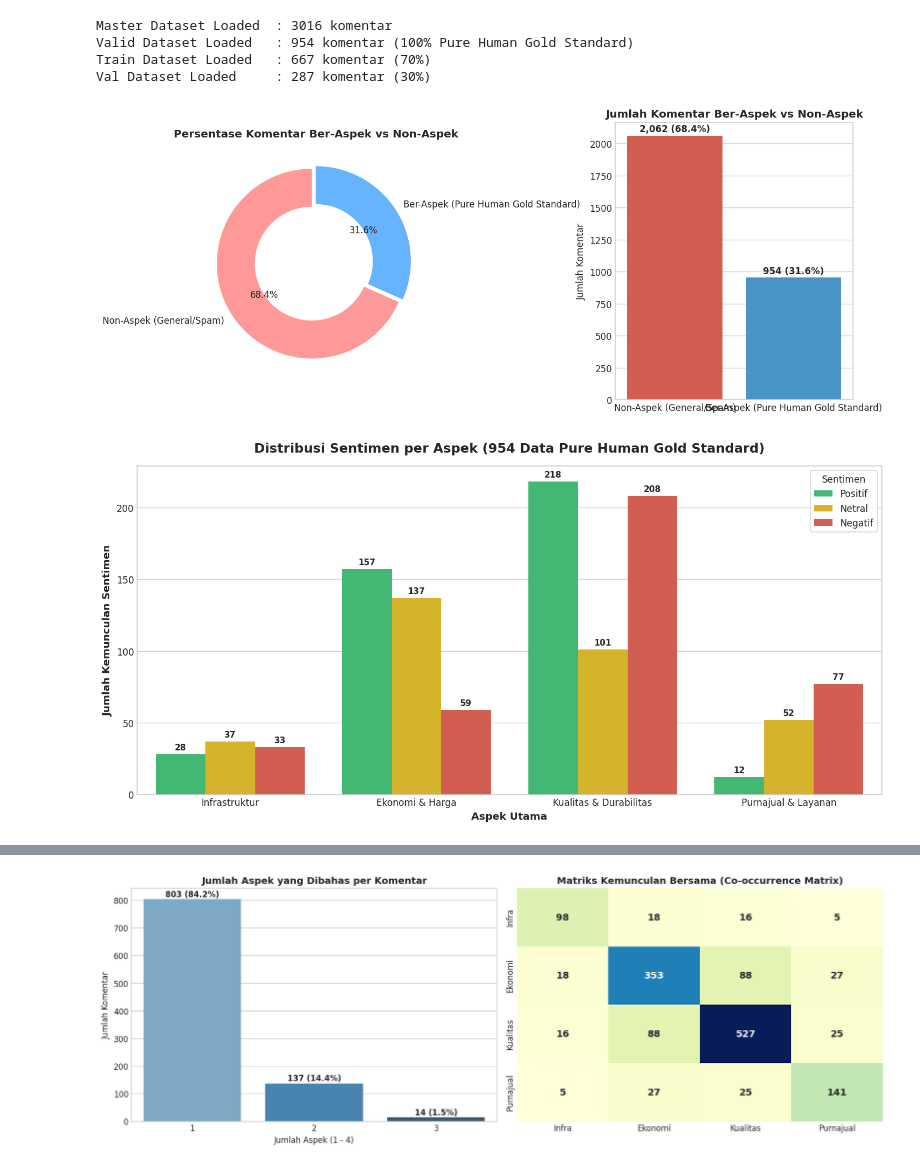
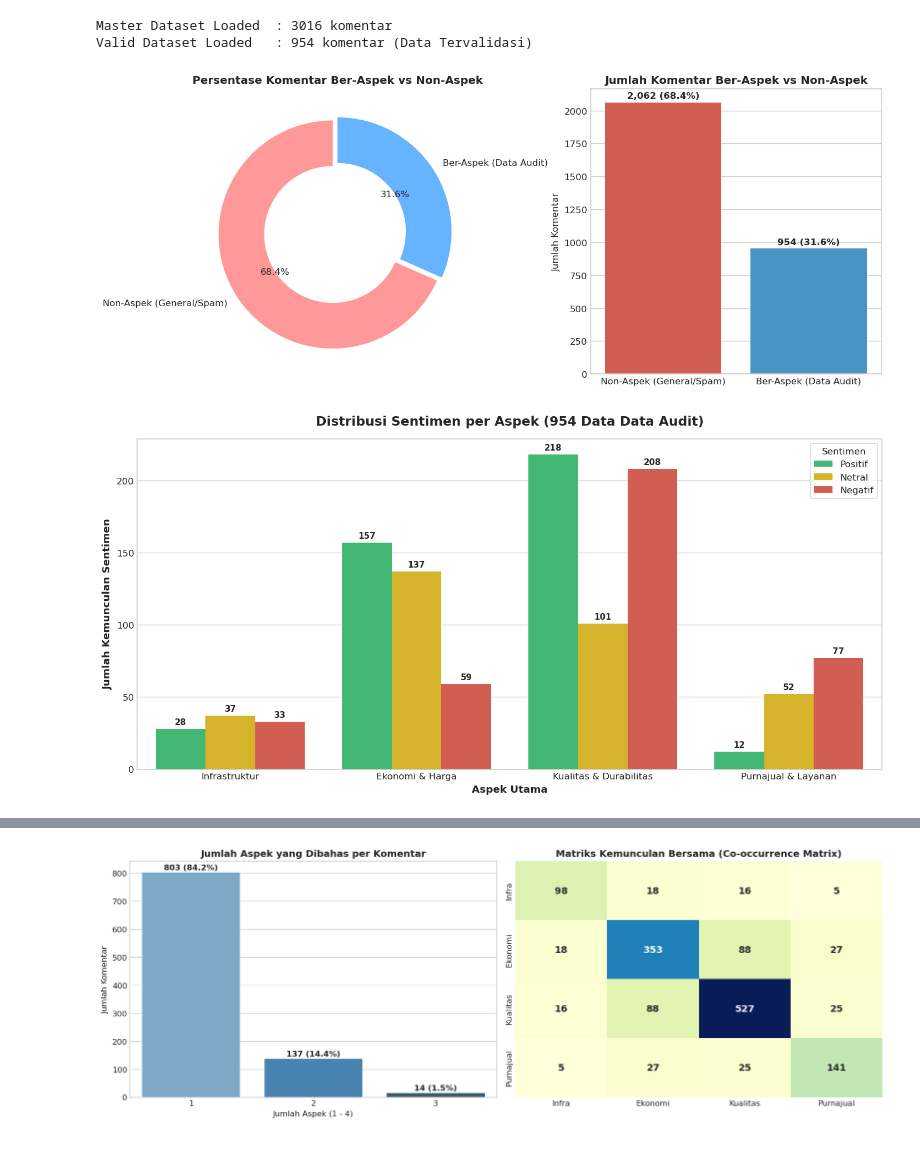
Before and after one commit to wicaksonohanif/aspect_based_SA_EV, a Jupyter notebook: notebooks/03_eda_labeled_dataset.ipynb, the cells around one changed output, grey strips where cells are left out. Drawn from its saved outputs; the diff is of its cells as text; code cells hidden in the pictures.

```diff
--- a/notebooks/03_eda_labeled_dataset.ipynb
+++ b/notebooks/03_eda_labeled_dataset.ipynb
@@ -37,56 +37,46 @@ ModuleNotFoundError: No module named 'wordcloud'
 # Path Berkas
 master_path = '../data/interim/master_labeled_comments.csv'
 valid_path = '../data/interim/valid_labeled_comments.csv'
-train_path = '../data/processed/train.csv'
-val_path = '../data/processed/val.csv'
 
 # Fallback ke path relatif lokal jika dijalankan dari root
 if not os.path.exists(master_path):
     master_path = 'data/interim/master_labeled_comments.csv'
     valid_path = 'data/interim/valid_labeled_comments.csv'
-    train_path = 'data/processed/train.csv'
-    val_path = 'data/processed/val.csv'
 
 df_master = pd.read_csv(master_path)
 df_valid = pd.read_csv(valid_path)
-df_train = pd.read_csv(train_path)
-df_val = pd.read_csv(val_path)
 
 print(f"Master Dataset Loaded  : {len(df_master)} komentar")
-print(f"Valid Dataset Loaded   : {len(df_valid)} komentar (100% Pure Human Gold Standard)")
-print(f"Train Dataset Loaded   : {len(df_train)} komentar (70%)")
-print(f"Val Dataset Loaded     : {len(df_val)} komentar (30%)")
+print(f"Valid Dataset Loaded   : {len(df_valid)} komentar (Data Tervalidasi)")
 # %% [output]
 Master Dataset Loaded  : 3016 komentar
-Valid Dataset Loaded   : 954 komentar (100% Pure Human Gold Standard)
-Train Dataset Loaded   : 667 komentar (70%)
-Val Dataset Loaded     : 287 komentar (30%)
+Valid Dataset Loaded   : 954 komentar (Data Tervalidasi)
 # %%
 # 1. Rasio Komentar Ber-Aspek vs Non-Aspek
 aspect_cols = ['infra_sentiment', 'ekonomi_sentiment', 'kualitas_sentiment', 'purnajual_sentiment']
 df_master['is_aspect_bearing'] = df_master[aspect_cols].notnull().any(axis=1)
 
 counts = df_master['is_aspect_bearing'].value_counts()
-labels = ['Non-Aspek (General/Spam)', 'Ber-Aspek (Pure Human Gold Standard)']
+labels = ['Non-Aspek (General/Spam)', 'Ber-Aspek (Data Audit)']
 
 fig, axes = plt.subplots(1, 2, figsize=(12, 5))
 
 # Donut Chart
 colors = ['#ff9999','#66b3ff']
 axes[0].pie(counts, labels=labels, autopct='%1.1f%%', startangle=90, colors=colors, explode=(0.05, 0), wedgeprops=dict(width=0.4))
 axes[0].set_title('Persentase Komentar Ber-Aspek vs Non-Aspek', fontsize=12, fontweight='bold')
 
 # Bar Chart
 sns.barplot(x=labels, y=counts.values, palette=['#e74c3c', '#3498db'], ax=axes[1])
 axes[1].set_title('Jumlah Komentar Ber-Aspek vs Non-Aspek', fontsize=12, fontweight='bold')
 axes[1].set_ylabel('Jumlah Komentar')
 for i, v in enumerate(counts.values):
     axes[1].text(i, v + 30, f"{v:,} ({v/len(df_master)*100:.1f}%)", ha='center', fontweight='bold')
 
 plt.tight_layout()
 plt.show()
 # %% [output]
-[figure, old version]
+[figure, new version]
 # %%
 # 2. Distribusi Sentimen per Aspek
 aspect_names = {
@@ -112,7 +102,7 @@ plt.figure(figsize=(12, 6))
 palette = {'Positif': '#2ecc71', 'Netral': '#f1c40f', 'Negatif': '#e74c3c'}
 
 ax = sns.barplot(data=df_aspect_sent, x='Aspek', y='Jumlah', hue='Sentimen', palette=palette)
-plt.title(f'Distribusi Sentimen per Aspek ({len(df_valid)} Data Pure Human Gold Standard)', fontsize=14, fontweight='bold', pad=15)
+plt.title(f'Distribusi Sentimen per Aspek ({len(df_valid)} Data Data Audit)', fontsize=14, fontweight='bold', pad=15)
 plt.xlabel('Aspek Utama', fontsize=11, fontweight='bold')
 plt.ylabel('Jumlah Kemunculan Sentimen', fontsize=11, fontweight='bold')
 plt.legend(title='Sentimen', frameon=True)
@@ -129,7 +119,7 @@ for p in ax.patches:
 plt.tight_layout()
 plt.show()
 # %% [output]
-[figure, old version]
+[figure, new version]
 # %%
 # 2b. Perbandingan Keseluruhan Sentimen (Positif, Netral, Negatif dari Seluruh Aspek Gabungan)
 total_positif = sum(df_valid[col].value_counts().get('positif', 0) for col in aspect_names.keys())
```
Also changed, not shown: parts of 7 cells of this notebook, 1 other file.
